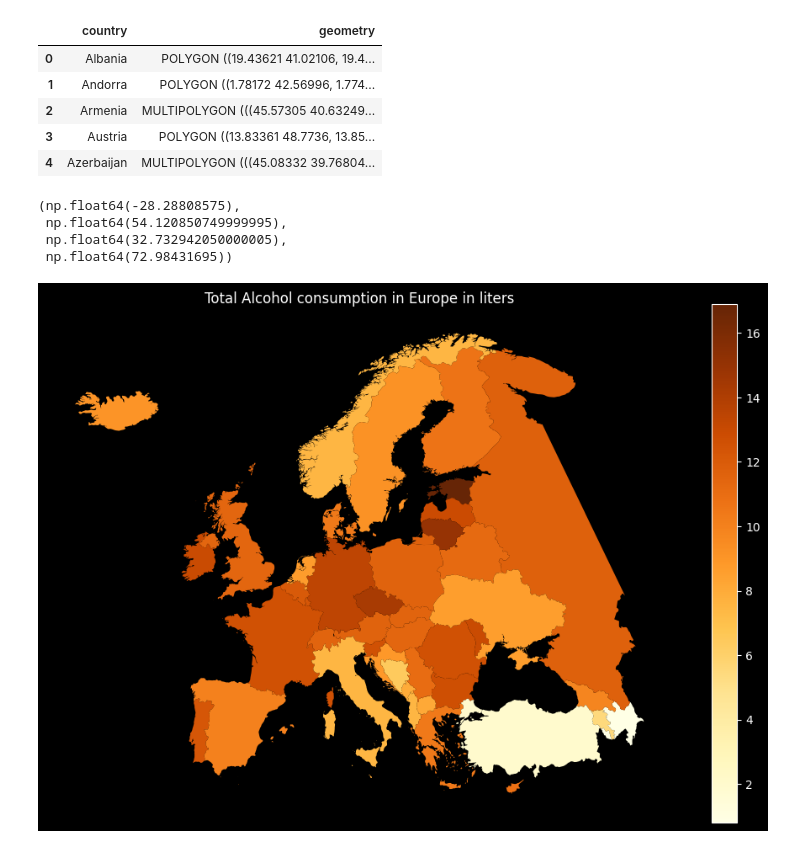
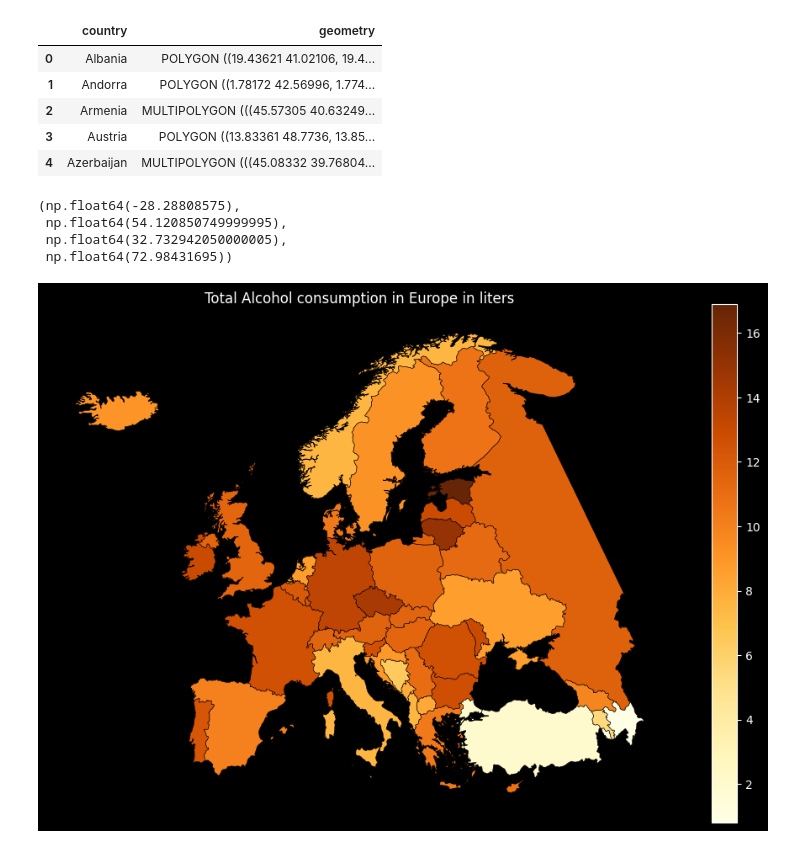
Before and after one commit to gruuubcioo/Alcohol-consumption-in-Europe, a Jupyter notebook: main.ipynb, the cells around one changed output. Saved outputs shown, nothing was run; the diff lists cells and outputs as text; code cells hidden in the pictures.

```diff
--- a/main.ipynb
+++ b/main.ipynb
@@ -156,14 +180,14 @@ geodata.head()
 # %%
 
 merged = geodata.merge(data, on='country', how='inner')
 merged.head()
 fig, ax = plt.subplots(figsize=(12,8))
-merged.plot(column='total_consumption', cmap='YlOrBr', legend=True, ax=ax)
+merged.plot(column='total_consumption', cmap='YlOrBr', legend=True, ax=ax,edgecolors ='black',linewidth=0.4)
 ax.set_title("Total Alcohol consumption in Europe in liters")
 plt.axis('off')
 # %% [output]
 (np.float64(-28.28808575),
  np.float64(54.120850749999995),
  np.float64(32.732942050000005),
  np.float64(72.98431695))
-[figure, old version]
+[figure, new version]
```
Also changed, not shown: parts of 1 cell of this notebook, 2 other files.
